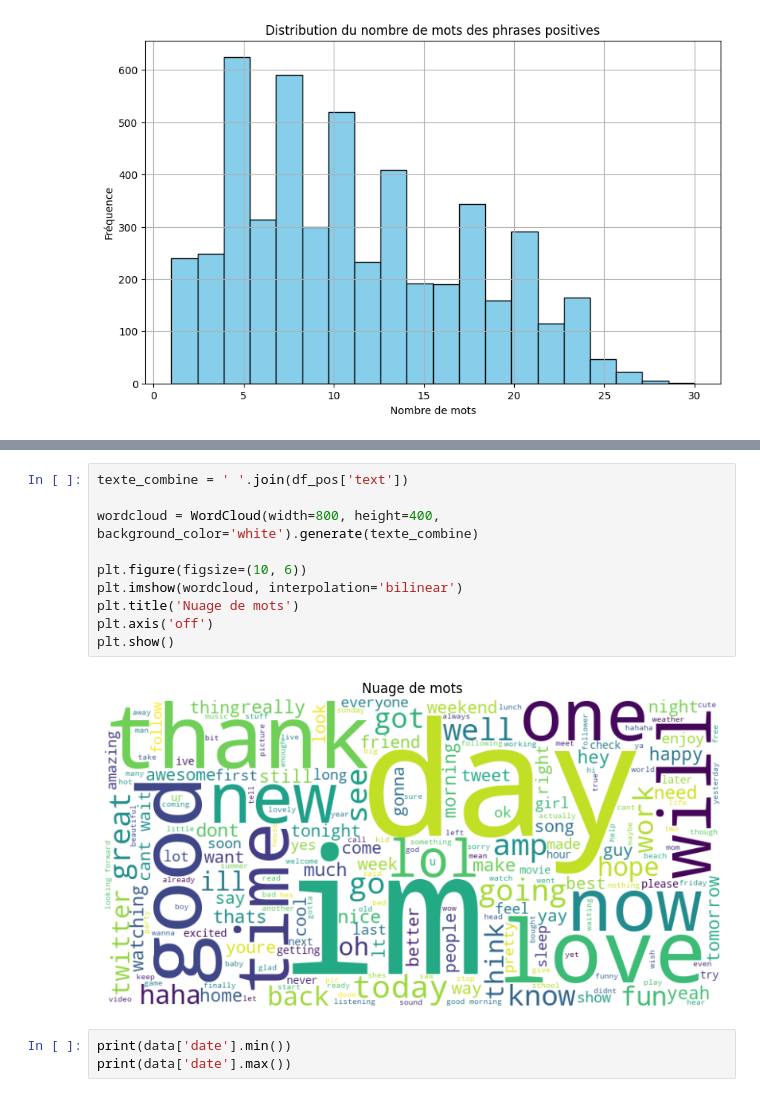
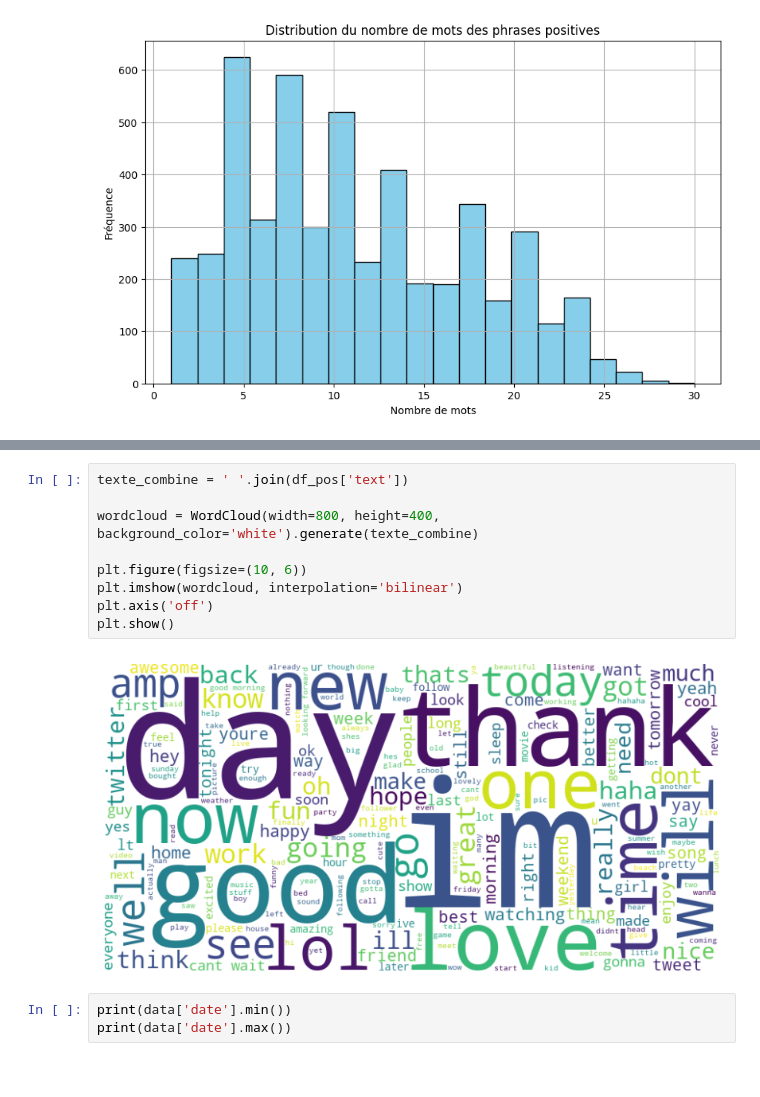
Before and after one commit to HaDock404/ai-nlp-tweet_sentiment, a Jupyter notebook: train/notebooks/1.1.exploratory_analysis.ipynb, the cells around one changed output, grey strips where cells are left out. Cells and saved outputs as stored; diff of their text form.

```diff
--- a/train/notebooks/1.1.exploratory_analysis.ipynb
+++ b/train/notebooks/1.1.exploratory_analysis.ipynb
@@ -87,15 +86,14 @@ plt.show()
 # %%
 texte_combine = ' '.join(df_pos['text'])
 
 wordcloud = WordCloud(width=800, height=400, background_color='white').generate(texte_combine)
 
 plt.figure(figsize=(10, 6))
 plt.imshow(wordcloud, interpolation='bilinear')
-plt.title('Nuage de mots')
 plt.axis('off')
 plt.show()
 # %% [output]
-[figure, old version]
+[figure, new version]
 # %%
 print(data['date'].min())
 print(data['date'].max())
```
Also changed, not shown: parts of 1 cell of this notebook, 7 other files.
